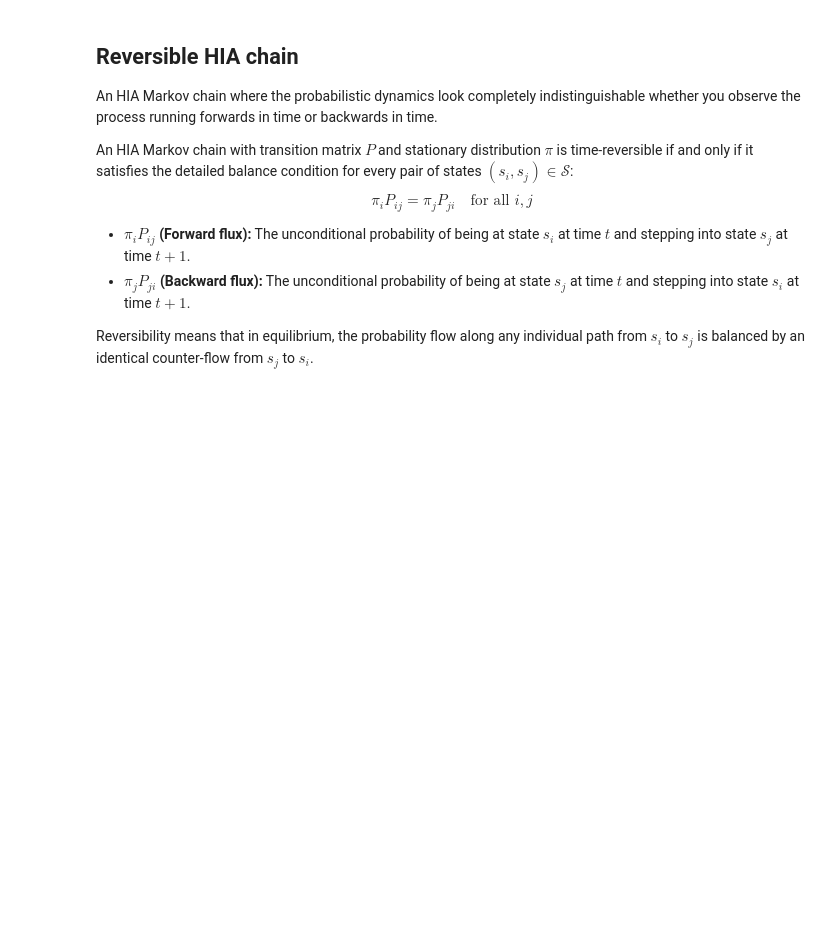
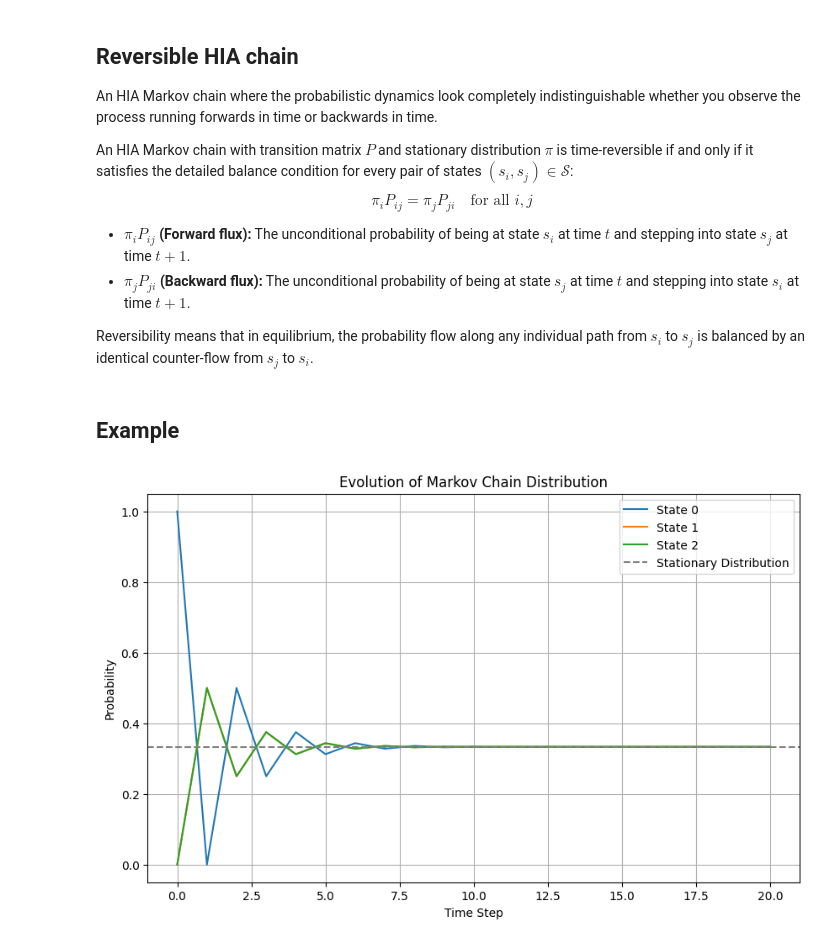
Before and after one commit to leonardijulia/MCMC, a Jupyter notebook: Part A/MarkovChainsBasics.ipynb, the cells around one changed output. Drawn from its saved outputs; the diff is of its cells as text; code cells hidden in the pictures; blank space fills up the shorter version.

Commit message:
added an example in the MC Basics

```diff
--- a/Part A/MarkovChainsBasics.ipynb
+++ b/Part A/MarkovChainsBasics.ipynb
@@ -91,3 +91,44 @@ An HIA Markov chain with transition matrix $P$ and stationary distribution $\pi$
 - **$\pi_j P_{ji}$ (Backward flux):** The unconditional probability of being at state $s_j$ at time $t$ and stepping into state $s_i$ at time $t+1$.
 
 Reversibility means that in equilibrium, the probability flow along any individual path from $s_i$ to $s_j$ is balanced by an identical counter-flow from $s_j$ to $s_i$.
+# %% [markdown]
+## Example
+# %%
+import numpy as np
+import matplotlib.pyplot as plt
+
+# Define a transition matrix for a uniform distribution over three states
+P = np.array([
+    [0.0, 0.5, 0.5],
+    [0.5, 0.0, 0.5],
+    [0.5, 0.5, 0.0]
+])
+
+# Initial distribution (starting in state 0)
+initial_distribution = np.array([1.0, 0.0, 0.0])
+history = [initial_distribution]
+
+# Simulate the Markov chain for a number of steps
+n_steps = 20
+for _ in range(n_steps):
+    current_distribution = history[-1]
+    next_distribution = np.dot(current_distribution, P)
+    history.append(next_distribution)
+
+
+# Theoretical stationary distribution (Uniform)
+pi = np.array([1/3, 1/3, 1/3])
+
+# Plot the evolution of the distribution
+plt.figure(figsize=(10, 6))
+for i in range(3):
+    plt.plot([h[i] for h in history], label=f'State {i}')
+plt.axhline(pi[0], color='gray', linestyle='--', label='Stationary Distribution')
+plt.xlabel('Time Step')
+plt.ylabel('Probability')
+plt.title('Evolution of Markov Chain Distribution')
+plt.legend()
+plt.grid(True)
+plt.show()
+# %% [output]
+[figure, added]
```
Also changed, not shown: 1 other file.
